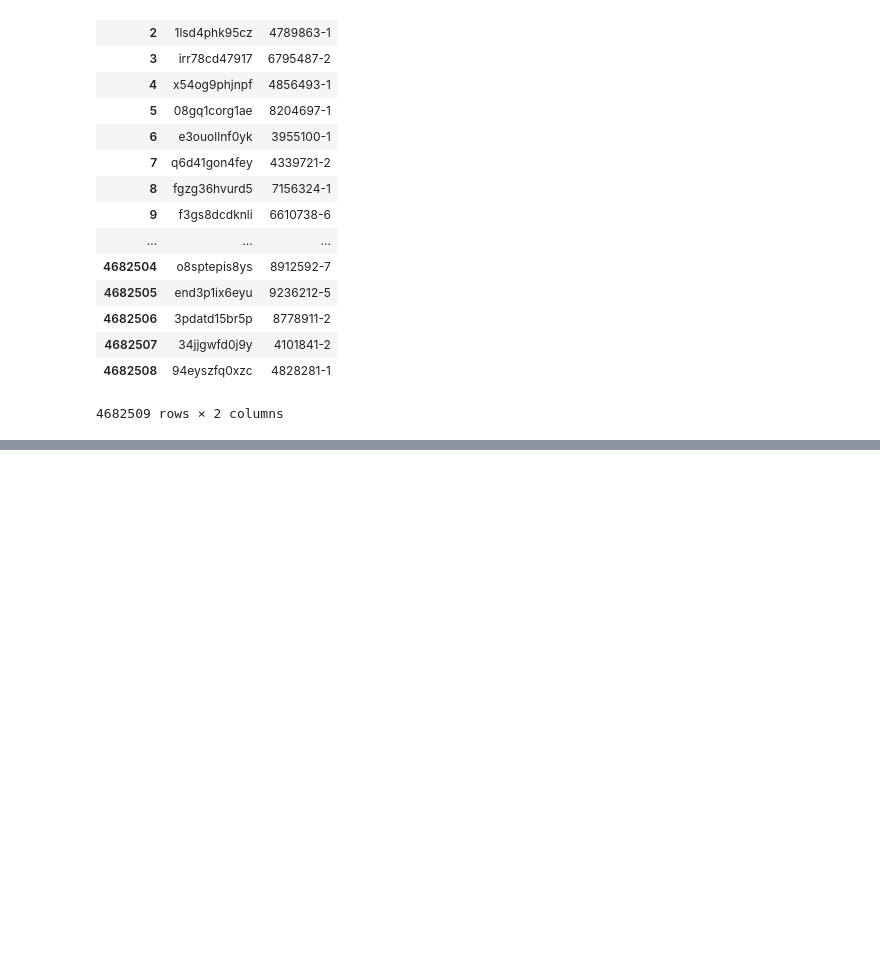
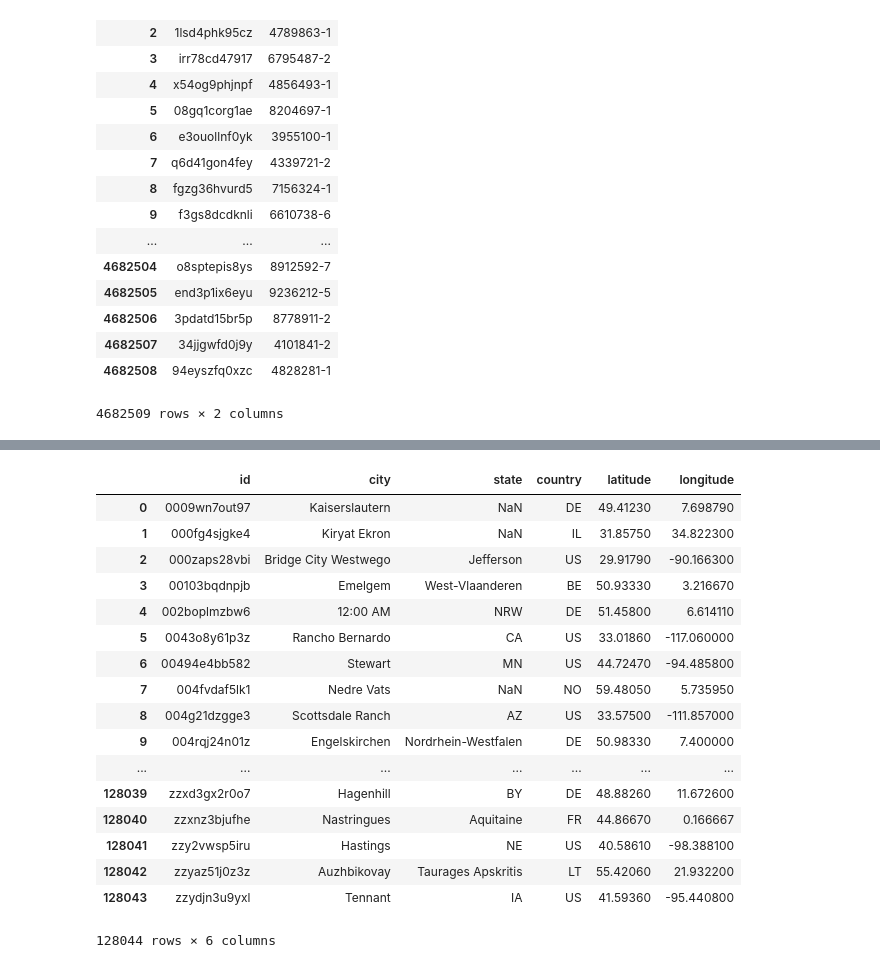
Before and after one commit to boreshkinai/patent-analysis, a Jupyter notebook: patents-view-exploration.ipynb, the cells around one changed output, grey strips where cells are left out. Cells and saved outputs as stored; diff of their text form; code cells hidden in the pictures; blank space fills up the shorter version.

```diff
--- a/patents-view-exploration.ipynb
+++ b/patents-view-exploration.ipynb
@@ -121,4 +122,26 @@ location_inventor_feed.groupby('inventor_id').count()
 | T998012-5 | 1 |
 | T999002-1 | 1 |
 3412362 rows × 1 columns
+# %%
+location_feed = pd.read_csv(DATA_PATH+'location.zip', sep='\t', encoding="ISO-8859-1")
+location_feed
+# %% [output]
+|  | id | city | state | country | latitude | longitude |
+| 0 | 0009wn7out97 | Kaiserslautern | NaN | DE | 49.41230 | 7.698790 |
+| 1 | 000fg4sjgke4 | Kiryat Ekron | NaN | IL | 31.85750 | 34.822300 |
+| 2 | 000zaps28vbi | Bridge City Westwego | Jefferson | US | 29.91790 | -90.166300 |
+| 3 | 00103bqdnpjb | Emelgem | West-Vlaanderen | BE | 50.93330 | 3.216670 |
+| 4 | 002boplmzbw6 | 12:00 AM | NRW | DE | 51.45800 | 6.614110 |
+| 5 | 0043o8y61p3z | Rancho Bernardo | CA | US | 33.01860 | -117.060000 |
+| 6 | 00494e4bb582 | Stewart | MN | US | 44.72470 | -94.485800 |
+| 7 | 004fvdaf5lk1 | Nedre Vats | NaN | NO | 59.48050 | 5.735950 |
+| 8 | 004g21dzgge3 | Scottsdale Ranch | AZ | US | 33.57500 | -111.857000 |
+| 9 | 004rqj24n01z | Engelskirchen | Nordrhein-Westfalen | DE | 50.98330 | 7.400000 |
+| ... | ... | ... | ... | ... | ... | ... |
+| 128039 | zzxd3gx2r0o7 | Hagenhill | BY | DE | 48.88260 | 11.672600 |
+| 128040 | zzxnz3bjufhe | Nastringues | Aquitaine | FR | 44.86670 | 0.166667 |
+| 128041 | zzy2vwsp5iru | Hastings | NE | US | 40.58610 | -98.388100 |
+| 128042 | zzyaz51j0z3z | Auzhbikovay | Taurages Apskritis | LT | 55.42060 | 21.932200 |
+| 128043 | zzydjn3u9yxl | Tennant | IA | US | 41.59360 | -95.440800 |
+128044 rows × 6 columns
 # %%
```
Also changed, not shown: parts of 8 cells of this notebook.
